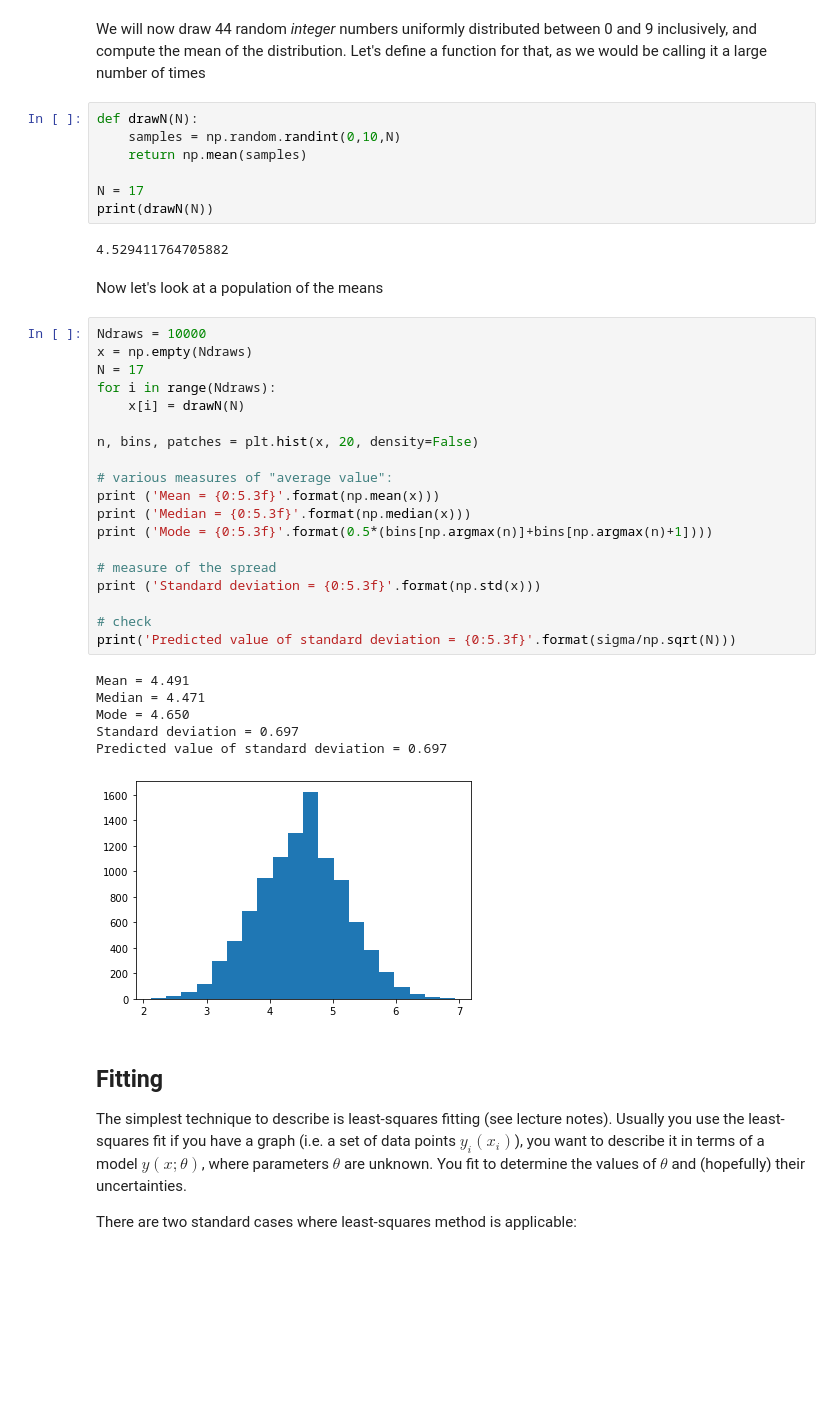
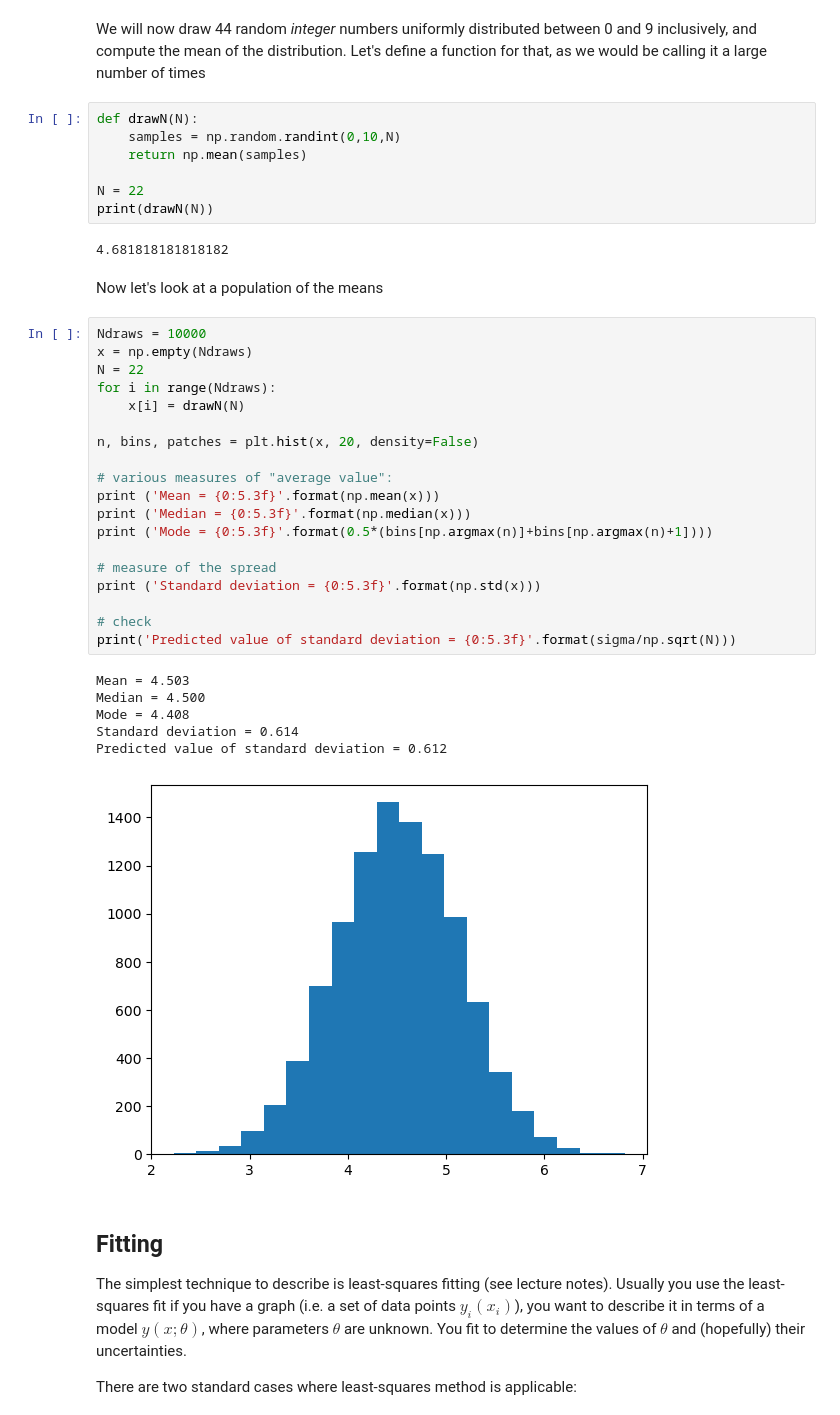
Before and after one commit to ds-connectors/Physics-88-SP23, a Jupyter notebook: Week07/L05/Lecture05.ipynb, the cells around one changed output. Saved outputs shown, nothing was run; the diff lists cells and outputs as text; blank space fills up the shorter version.

```diff
--- a/Week07/L05/Lecture05.ipynb
+++ b/Week07/L05/Lecture05.ipynb
@@ -173,38 +181,38 @@ def drawN(N):
     samples = np.random.randint(0,10,N)
     return np.mean(samples)
 
-N = 17
+N = 22
 print(drawN(N))
 # %% [output]
-4.529411764705882
+4.681818181818182
 # %% [markdown]
 Now let's look at a population of the means
 # %%
 Ndraws = 10000
 x = np.empty(Ndraws)
-N = 17
+N = 22
 for i in range(Ndraws):
     x[i] = drawN(N)
 
 n, bins, patches = plt.hist(x, 20, density=False)
 
 # various measures of "average value":
 print ('Mean = {0:5.3f}'.format(np.mean(x)))
 print ('Median = {0:5.3f}'.format(np.median(x)))
 print ('Mode = {0:5.3f}'.format(0.5*(bins[np.argmax(n)]+bins[np.argmax(n)+1])))
 
 # measure of the spread
 print ('Standard deviation = {0:5.3f}'.format(np.std(x)))
 
 # check
 print('Predicted value of standard deviation = {0:5.3f}'.format(sigma/np.sqrt(N)))
 # %% [output]
-Mean = 4.491
-Median = 4.471
-Mode = 4.650
-Standard deviation = 0.697
-Predicted value of standard deviation = 0.697
+Mean = 4.503
+Median = 4.500
+Mode = 4.408
+Standard deviation = 0.614
+Predicted value of standard deviation = 0.612
-[figure, old version]
+[figure, new version]
 # %% [markdown]
 ## Fitting
 
```
Also changed, not shown: parts of 3 cells of this notebook, 1 other file.
